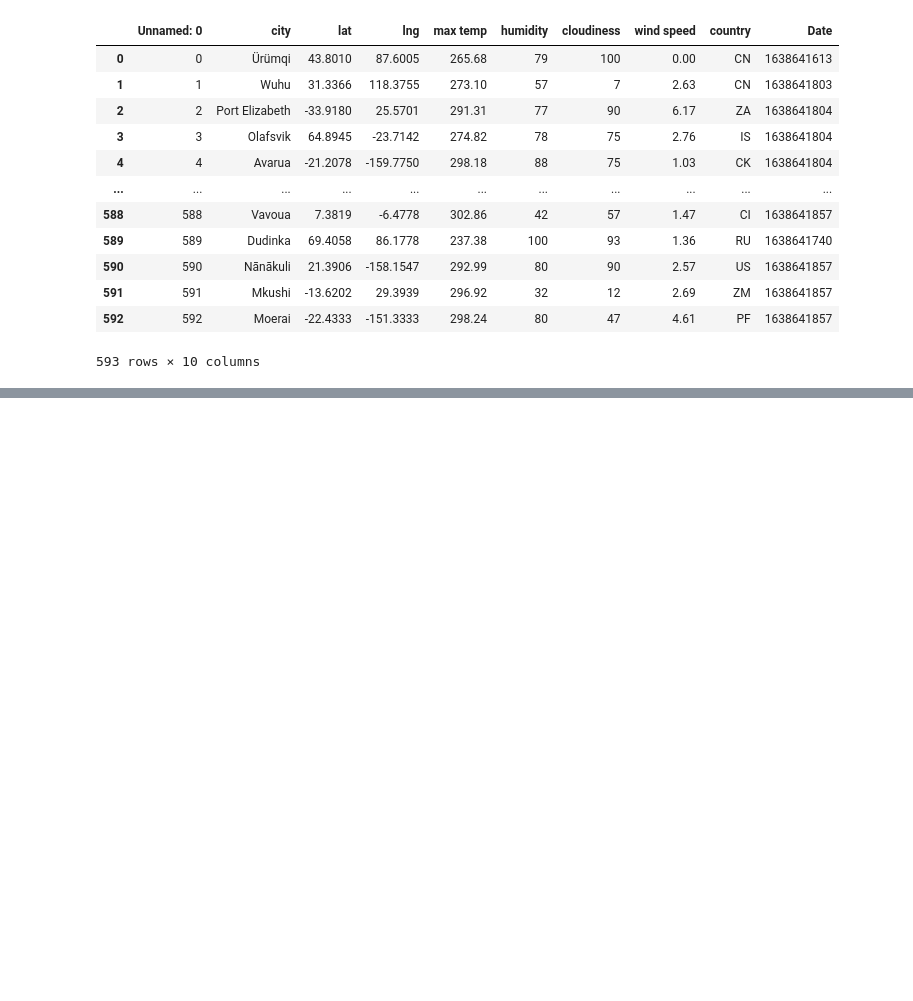
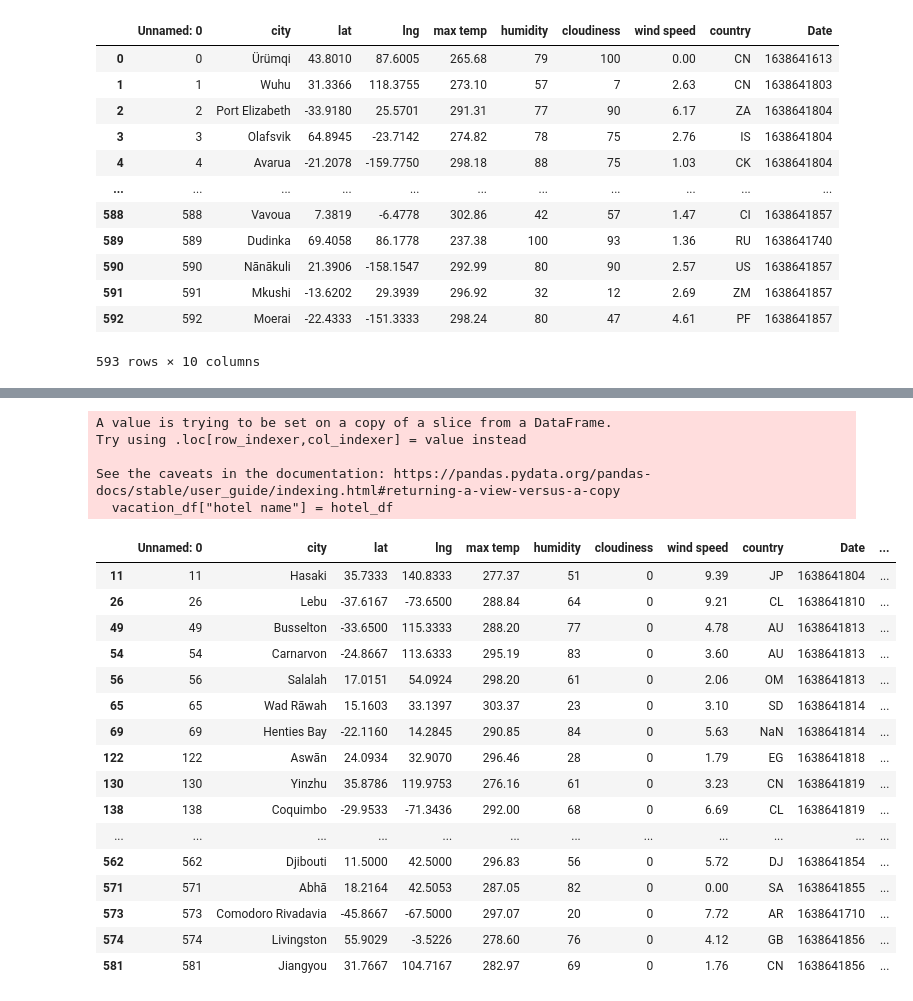
Before and after one commit to SS884/python-api-challenge, a Jupyter notebook: VacationPy.ipynb, the cells around one changed output, grey strips where cells are left out. Saved outputs shown, nothing was run; the diff lists cells and outputs as text; code cells hidden in the pictures; blank space fills up the shorter version.

```diff
--- a/VacationPy.ipynb
+++ b/VacationPy.ipynb
@@ -42,5 +59,5 @@ fig
 # %%
-names = data_frame_city["city"]
-symbol_layer = gmaps.marker_layer(locations, hover_text=names)
-fig.add_layer(symbol_layer)
-fig
+#If you can see the temperature is ranging from 200-300 F so my filter value is a lot higher
+vacation_df = data_frame_city.loc[(data_frame_city["max temp"] < 500)  \
+                                  & (data_frame_city["cloudiness"] == 0) \
+                                  & (data_frame_city["max temp"] >250)]
@@ -48,0 +64,43 @@ fig
+# %%
+hotel_df =[]
+
+for index, row in vacation_df.iterrows():
+
+    url = "https://maps.googleapis.com/maps/api/place/nearbysearch/json?location="+str(row["lat"])+"%2C"+str(row["lng"])+"&radius=5000&type=lodging&key="+g_key
+
+    payload={}
+    headers = {}
+
+    response = requests.request("GET", url, headers=headers, data=payload)
+    try:
+        hotel_df.append(response.json()["results"][0]["name"])
+    except:
+        hotel_df.append("")
+        pass
+# %%
+vacation_df["hotel name"] = hotel_df
+
+vacation_df
+# %% [output]
+A value is trying to be set on a copy of a slice from a DataFrame.
+Try using .loc[row_indexer,col_indexer] = value instead
+
+See the caveats in the documentation: https://pandas.pydata.org/pandas-docs/stable/user_guide/indexing.html#returning-a-view-versus-a-copy
+  vacation_df["hotel name"] = hotel_df
+|  | Unnamed: 0 | city | lat | lng | max temp | humidity | cloudiness | wind speed | country | Date | ... |
+| 11 | 11 | Hasaki | 35.7333 | 140.8333 | 277.37 | 51 | 0 | 9.39 | JP | 1638641804 | ... |
+| 26 | 26 | Lebu | -37.6167 | -73.6500 | 288.84 | 64 | 0 | 9.21 | CL | 1638641810 | ... |
+| 49 | 49 | Busselton | -33.6500 | 115.3333 | 288.20 | 77 | 0 | 4.78 | AU | 1638641813 | ... |
+| 54 | 54 | Carnarvon | -24.8667 | 113.6333 | 295.19 | 83 | 0 | 3.60 | AU | 1638641813 | ... |
+| 56 | 56 | Salalah | 17.0151 | 54.0924 | 298.20 | 61 | 0 | 2.06 | OM | 1638641813 | ... |
+| 65 | 65 | Wad Rāwah | 15.1603 | 33.1397 | 303.37 | 23 | 0 | 3.10 | SD | 1638641814 | ... |
+| 69 | 69 | Henties Bay | -22.1160 | 14.2845 | 290.85 | 84 | 0 | 5.63 | NaN | 1638641814 | ... |
+| 122 | 122 | Aswān | 24.0934 | 32.9070 | 296.46 | 28 | 0 | 1.79 | EG | 1638641818 | ... |
+| 130 | 130 | Yinzhu | 35.8786 | 119.9753 | 276.16 | 61 | 0 | 3.23 | CN | 1638641819 | ... |
+| 138 | 138 | Coquimbo | -29.9533 | -71.3436 | 292.00 | 68 | 0 | 6.69 | CL | 1638641819 | ... |
+| ... | ... | ... | ... | ... | ... | ... | ... | ... | ... | ... | ... |
+| 562 | 562 | Djibouti | 11.5000 | 42.5000 | 296.83 | 56 | 0 | 5.72 | DJ | 1638641854 | ... |
+| 571 | 571 | Abhā | 18.2164 | 42.5053 | 287.05 | 82 | 0 | 0.00 | SA | 1638641855 | ... |
+| 573 | 573 | Comodoro Rivadavia | -45.8667 | -67.5000 | 297.07 | 20 | 0 | 7.72 | AR | 1638641710 | ... |
+| 574 | 574 | Livingston | 55.9029 | -3.5226 | 278.60 | 76 | 0 | 4.12 | GB | 1638641856 | ... |
+| 581 | 581 | Jiangyou | 31.7667 | 104.7167 | 282.97 | 69 | 0 | 1.76 | CN | 1638641856 | ... |
```
Also changed, not shown: parts of 5 cells of this notebook.
